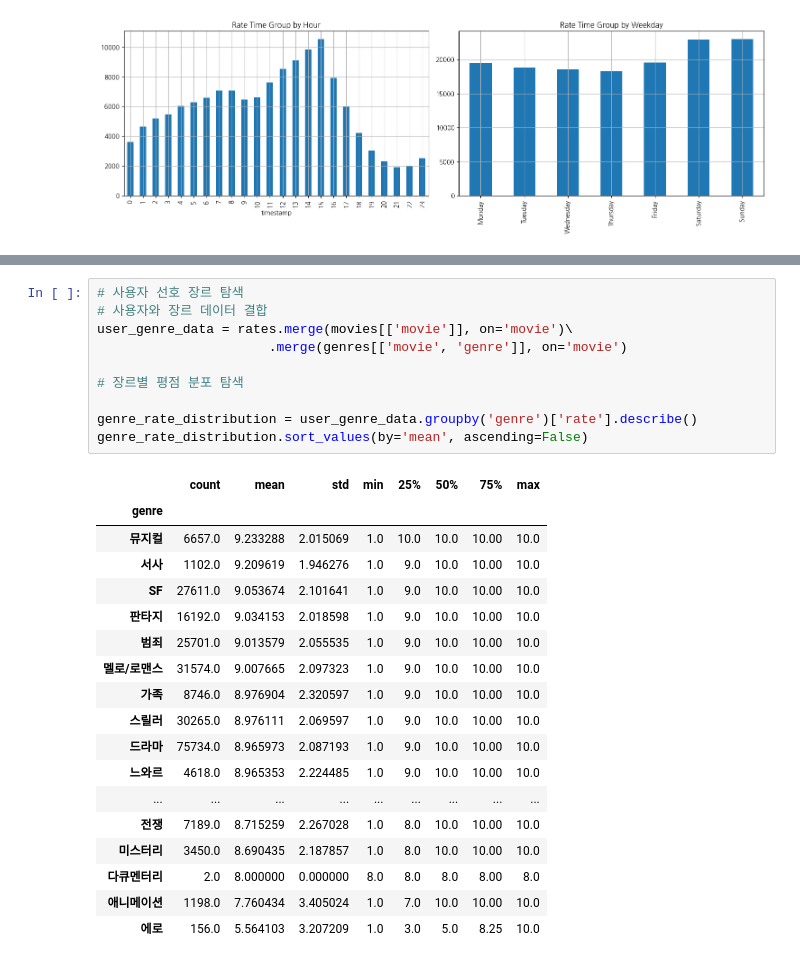
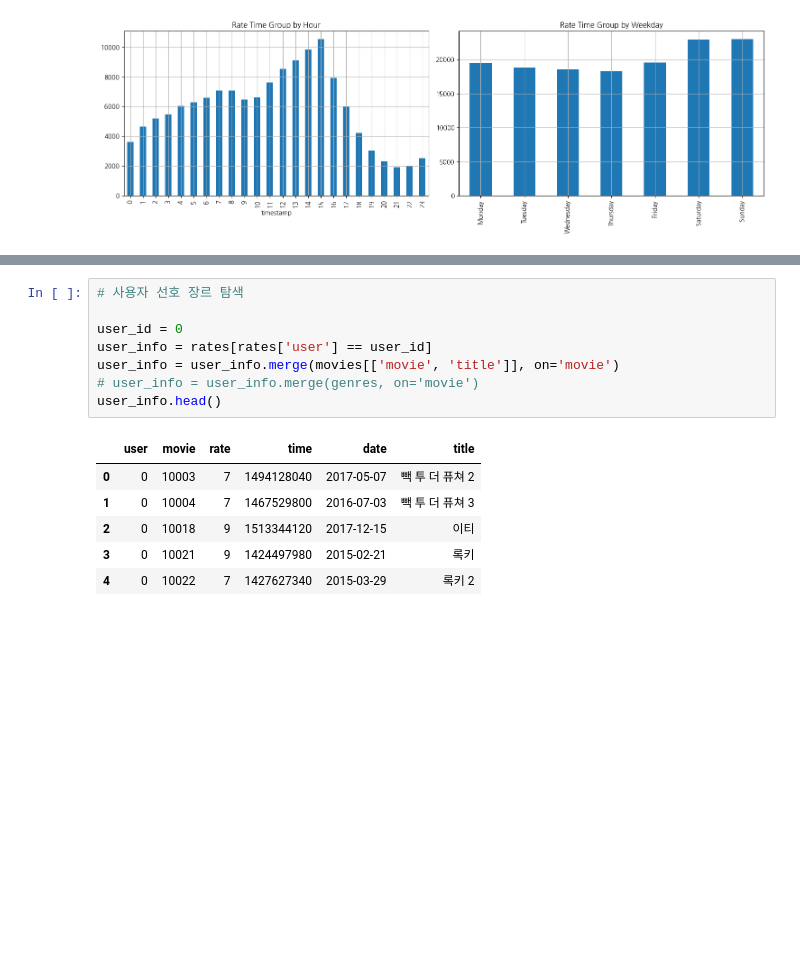
Before and after one commit to YeonSeong-Lee/codessey, a Jupyter notebook: prob02/prob0205.ipynb, the cells around one changed output, grey strips where cells are left out. Cells and saved outputs as stored; diff of their text form; blank space fills up the shorter version.

```diff
--- a/prob02/prob0205.ipynb
+++ b/prob02/prob0205.ipynb
@@ -158,30 +161,16 @@ plt.show()
 [figure]
 # %%
 # 사용자 선호 장르 탐색
-# 사용자와 장르 데이터 결합
-user_genre_data = rates.merge(movies[['movie']], on='movie')\
-                      .merge(genres[['movie', 'genre']], on='movie')
 
-# 장르별 평점 분포 탐색
-
-genre_rate_distribution = user_genre_data.groupby('genre')['rate'].describe()
-genre_rate_distribution.sort_values(by='mean', ascending=False)
+user_id = 0
+user_info = rates[rates['user'] == user_id]
+user_info = user_info.merge(movies[['movie', 'title']], on='movie')
+# user_info = user_info.merge(genres, on='movie')
+user_info.head()
 # %% [output]
-|  | count | mean | std | min | 25% | 50% | 75% | max |
-| genre |  |  |  |  |  |  |  |  |
-| 뮤지컬 | 6657.0 | 9.233288 | 2.015069 | 1.0 | 10.0 | 10.0 | 10.00 | 10.0 |
-| 서사 | 1102.0 | 9.209619 | 1.946276 | 1.0 | 9.0 | 10.0 | 10.00 | 10.0 |
-| SF | 27611.0 | 9.053674 | 2.101641 | 1.0 | 9.0 | 10.0 | 10.00 | 10.0 |
-| 판타지 | 16192.0 | 9.034153 | 2.018598 | 1.0 | 9.0 | 10.0 | 10.00 | 10.0 |
-| 범죄 | 25701.0 | 9.013579 | 2.055535 | 1.0 | 9.0 | 10.0 | 10.00 | 10.0 |
-| 멜로/로맨스 | 31574.0 | 9.007665 | 2.097323 | 1.0 | 9.0 | 10.0 | 10.00 | 10.0 |
-| 가족 | 8746.0 | 8.976904 | 2.320597 | 1.0 | 9.0 | 10.0 | 10.00 | 10.0 |
-| 스릴러 | 30265.0 | 8.976111 | 2.069597 | 1.0 | 9.0 | 10.0 | 10.00 | 10.0 |
-| 드라마 | 75734.0 | 8.965973 | 2.087193 | 1.0 | 9.0 | 10.0 | 10.00 | 10.0 |
-| 느와르 | 4618.0 | 8.965353 | 2.224485 | 1.0 | 9.0 | 10.0 | 10.00 | 10.0 |
-| ... | ... | ... | ... | ... | ... | ... | ... | ... |
-| 전쟁 | 7189.0 | 8.715259 | 2.267028 | 1.0 | 8.0 | 10.0 | 10.00 | 10.0 |
-| 미스터리 | 3450.0 | 8.690435 | 2.187857 | 1.0 | 8.0 | 10.0 | 10.00 | 10.0 |
-| 다큐멘터리 | 2.0 | 8.000000 | 0.000000 | 8.0 | 8.0 | 8.0 | 8.00 | 8.0 |
-| 애니메이션 | 1198.0 | 7.760434 | 3.405024 | 1.0 | 7.0 | 10.0 | 10.00 | 10.0 |
-| 에로 | 156.0 | 5.564103 | 3.207209 | 1.0 | 3.0 | 5.0 | 8.25 | 10.0 |
+|  | user | movie | rate | time | date | title |
+| 0 | 0 | 10003 | 7 | 1494128040 | 2017-05-07 | 빽 투 더 퓨쳐 2 |
+| 1 | 0 | 10004 | 7 | 1467529800 | 2016-07-03 | 빽 투 더 퓨쳐 3 |
+| 2 | 0 | 10018 | 9 | 1513344120 | 2017-12-15 | 이티 |
+| 3 | 0 | 10021 | 9 | 1424497980 | 2015-02-21 | 록키 |
+| 4 | 0 | 10022 | 7 | 1427627340 | 2015-03-29 | 록키 2 |
```
Also changed, not shown: parts of 4 cells of this notebook.
